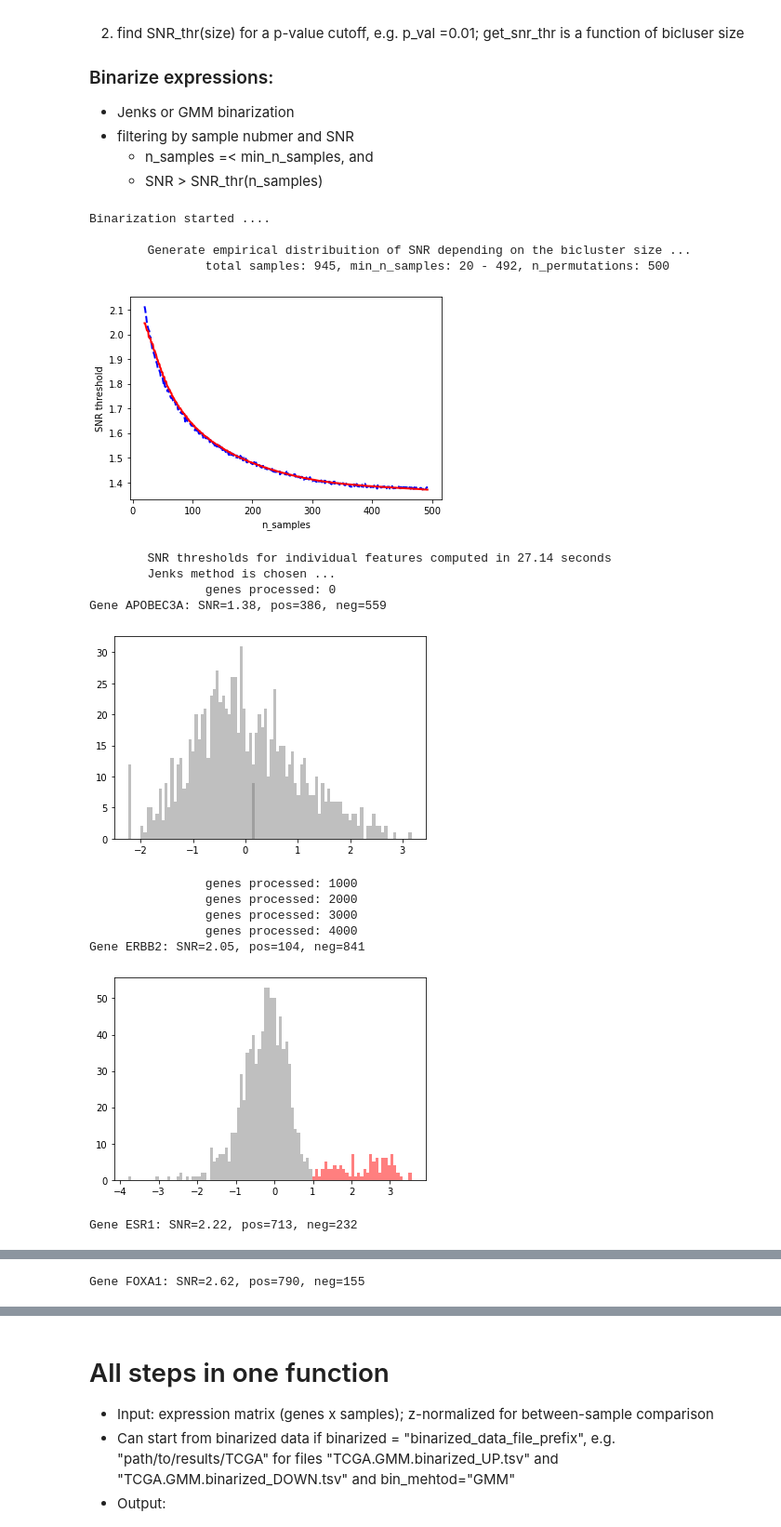
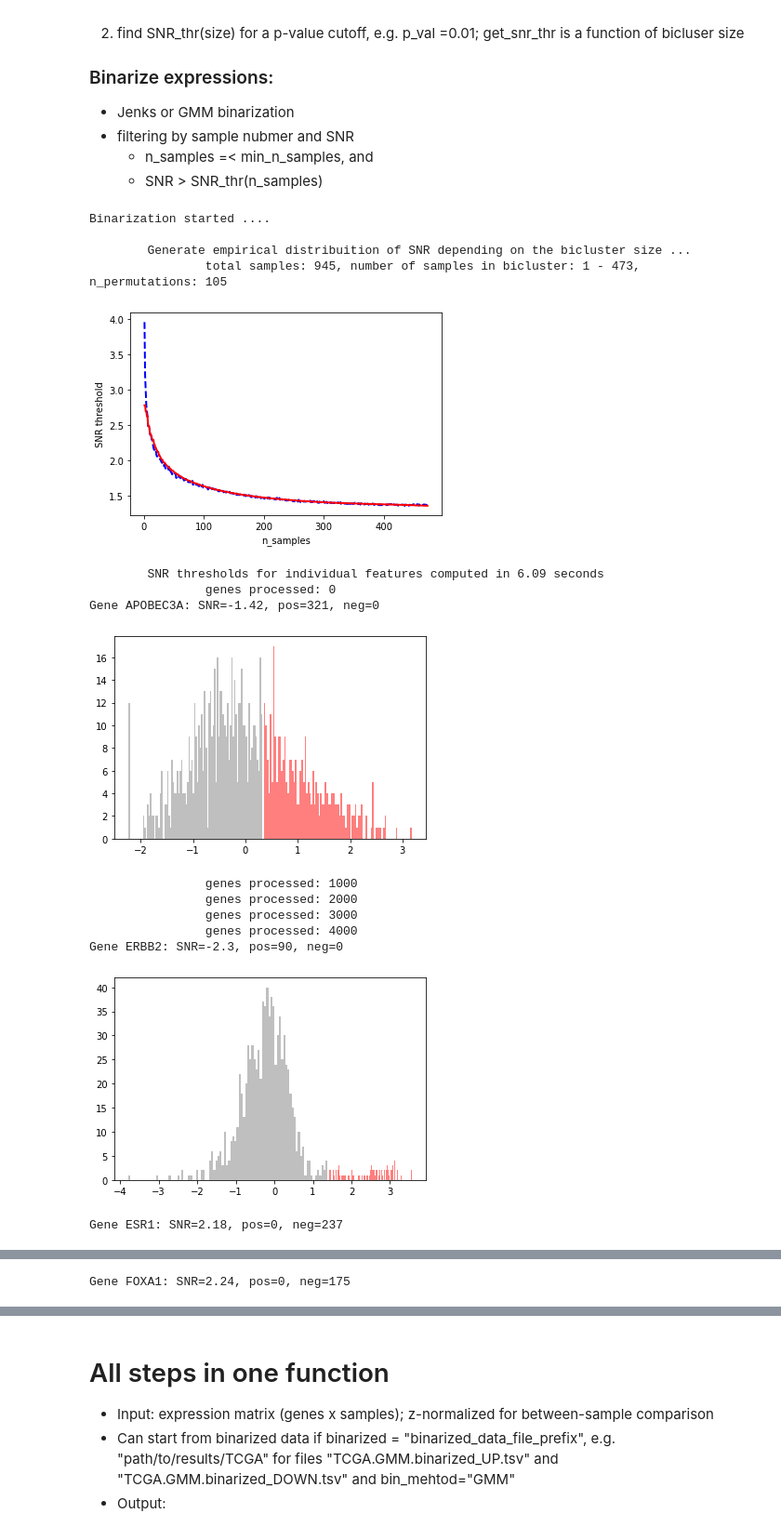
Before and after one commit to ozolotareva/unpast_paper, a Jupyter notebook: DESMOND2_step_by_step.ipynb, the cells around one changed output, grey strips where cells are left out. Shown at 93% size. Cells and saved outputs as stored; diff of their text form; code cells hidden in the pictures.

Commit message:
2-means is used on the 3rd step, binarize() function is updated

```diff
--- a/DESMOND2_step_by_step.ipynb
+++ b/DESMOND2_step_by_step.ipynb
@@ -15,9 +15,9 @@ import matplotlib.pyplot as plt
 %matplotlib inline
 # %%
 ### Binarization Step Parameters ###
-bin_method = "Jenks" # binarization method should be "GMM" or "Jenks"
-snr_pval = 0.01
-min_n_samples = -1 # define authomatically if -1
+bin_method = "GMM" # binarization method should be "GMM" or "Jenks"
+snr_pval = 0.05
+min_n_samples = 1 # define authomatically if -1
 
 ### Feature clustering parameters ###
 min_SNR = 0.5
@@ -48,9 +48,3 @@ plot_all = True
 # whether to load and to save binarized data
 load = False
 save = True
-
-out_dir = os.getcwd()+"/tmp_results/"
-basename = "TCGA-BRCA"
-
-data_dir = "/home/olya/TUM/DESMOND/datasets_14K/"
-exprs_file = data_dir + "TCGA-BRCA_945.Xena.log2RSEM_norm_z.14K_genes.tsv" # z-normalized expressions
@@ -57,3 +68,9 @@ exprs_file = data_dir + "TCGA-BRCA_945.Xena.log2RSEM_norm_z.14K_genes.tsv" # z-n
+# %%
+out_dir = os.getcwd()+"/tmp_results/"
+basename = "TCGA-BRCA"
+
+data_dir = "/home/olya/TUM/DESMOND/datasets_DESMOND2/"
+exprs_file = data_dir + "TCGA-BRCA_945.Xena.log2RSEM_norm_z.14K_genes.tsv" # z-normalized expressions
 # %%
 start_time = time()
 
@@ -69,11 +86,17 @@ if verbose:
 
 # read inputs
 exprs = pd.read_csv(exprs_file, sep="\t",index_col=0)
+# TBD:
+#  - check z-scores
+#  - check missing values
+#  - check min. samples: x < 40 - warning, x<=10 makes no sense
 
 # define minimal number of samples
 if min_n_samples == -1:
-    min_n_samples = int(max(20,0.01*exprs.shape[1])) # set to max(20, 1% of the cohort)
+    min_n_samples = round(min(0.5*exprs.shape[1],max(10,0.01*exprs.shape[1])))
 if verbose:
     print("Mininal number of samples in a bicluster:",min_n_samples ,file=sys.stdout)
+if min_n_samples < 10:
+    print("min_n_samples is recommended to be >= 10", file= sys.stderr)
 # %% [output]
 Save output files to: /home/olya/TUM/DESMOND/DESMOND2/tmp_results/TCGA-BRCA*
@@ -97,33 +121,30 @@ Mininal number of samples in a bicluster: 20
 # %%
 from method import binarize
 
-show_fits = [ "FOXA1","ESR1","ERBB2",'APOBEC3A',"PIK3R2"] # some exmaple genes
+show_fits = [ "FOXA1","ESR1","ERBB2",'APOBEC3A',"PIK3R2","ENSG00000235023"] + ["ENSG00000107485",  "ENSG00000101000",  "ENSG00000197380",
+         "ENSG00000167779",  "ENSG00000105928",  "ENSG00000097033",
+         "ENSG00000148734",  "ENSG00000196581"] # some exmaple genes
 
-if load:
-    binarized_data = out_dir+"/"+basename
-else:
-    binarized_data = None
 
-binarized_expressions = binarize(exprs,binarized_fname_prefix = binarized_data,
-                                 method=bin_method, save = save, prefix = out_dir+"/"+basename,
+binarized_expressions = binarize(out_dir+"/"+basename, exprs=exprs,
+                                 method=bin_method, save = save, load=load,
                                  min_n_samples = min_n_samples, snr_pval = snr_pval,
                                  plot_all = plot_all,show_fits =show_fits,
                                  verbose= verbose,seed=seed)
 # %% [output]
 Binarization started ....
 
         Generate empirical distribuition of SNR depending on the bicluster size ...
-                total samples: 945, min_n_samples: 20 - 492, n_permutations: 500
+                total samples: 945, number of samples in bicluster: 1 - 473, n_permutations: 105
-[figure, old version]
+[figure, new version]
-        SNR thresholds for individual features computed in 27.14 seconds
-        Jenks method is chosen ...
+        SNR thresholds for individual features computed in 6.09 seconds
                 genes processed: 0
-Gene APOBEC3A: SNR=1.38, pos=386, neg=559
+Gene APOBEC3A: SNR=-1.42, pos=321, neg=0
-[figure, old version]
+[figure, new version]
                 genes processed: 1000
                 genes processed: 2000
                 genes processed: 3000
                 genes processed: 4000
-Gene ERBB2: SNR=2.05, pos=104, neg=841
+Gene ERBB2: SNR=-2.3, pos=90, neg=0
-[figure, old version]
+[figure, new version]
-Gene ESR1: SNR=2.22, pos=713, neg=232
+Gene ESR1: SNR=2.18, pos=0, neg=237
@@ -131 +152 @@ Gene ESR1: SNR=2.22, pos=713, neg=232
-Gene FOXA1: SNR=2.62, pos=790, neg=155
+Gene FOXA1: SNR=2.24, pos=0, neg=175
```
Also changed, not shown: parts of 21 cells of this notebook, 2 other files.
